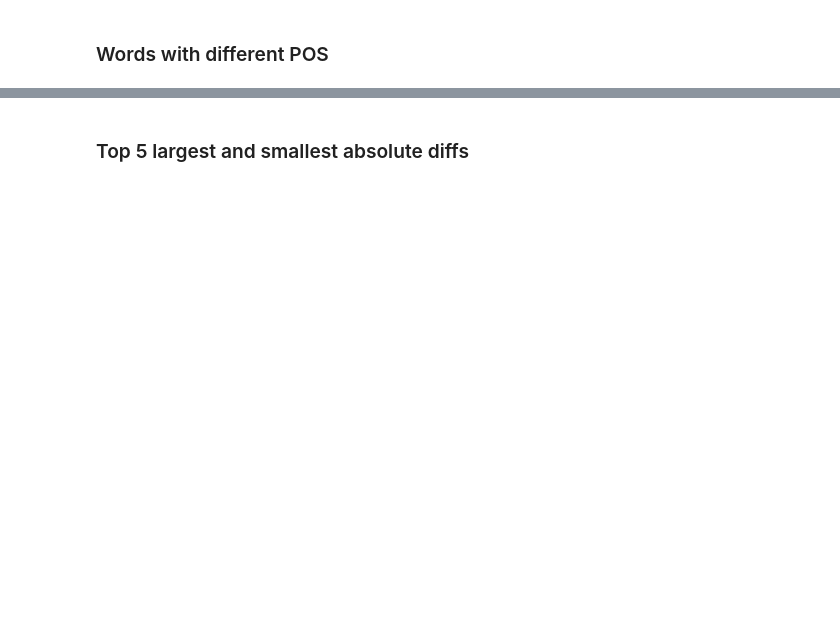
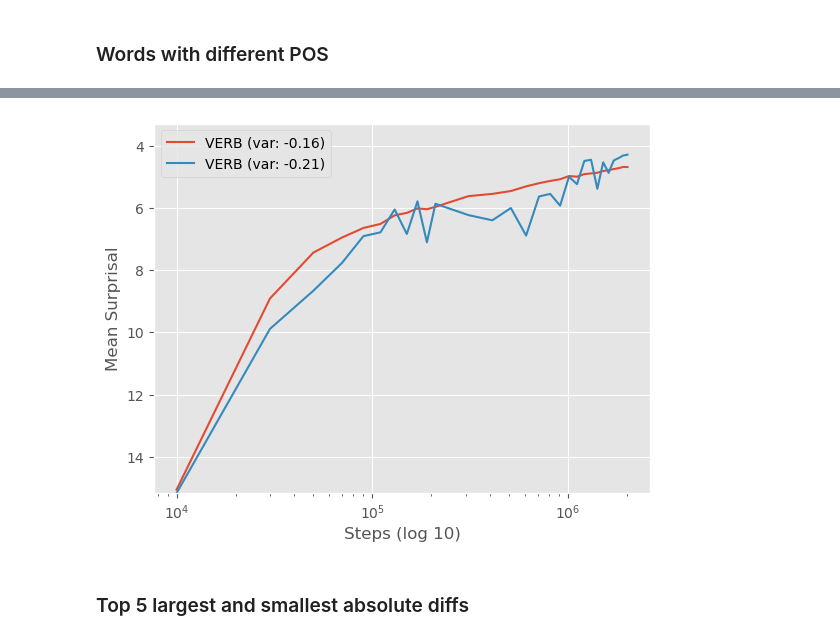
Before and after one commit to NazaninShafiabadi/NeuralLMs, a Jupyter notebook: src/word_acquisition.ipynb, the cells around one changed output, grey strips where cells are left out. Cells and saved outputs as stored; diff of their text form; code cells hidden in the pictures; blank space fills up the shorter version.

```diff
--- a/src/word_acquisition.ipynb
+++ b/src/word_acquisition.ipynb
@@ -193,5 +280,7 @@ plot_avg([exclusive_verb, exclusive_noun, adv, adj])
 # %%
-plot_avg([exclusive_verb, exclusive_verb[exclusive_verb['Token'] == 'walk']])
+plot_pos_avg([exclusive_verb, exclusive_verb[exclusive_verb['Token'] == 'walk']])
+# %% [output]
+[figure, added]
 # %% [markdown]
 ### Top 5 largest and smallest absolute diffs
 # %%
```
Also changed, not shown: parts of 21 cells of this notebook, 1 other file.
